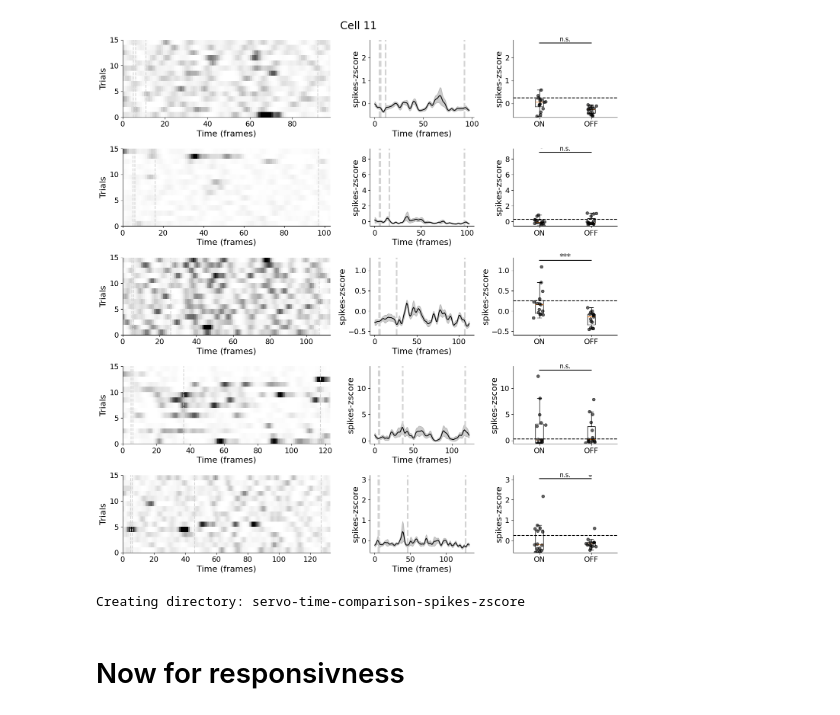
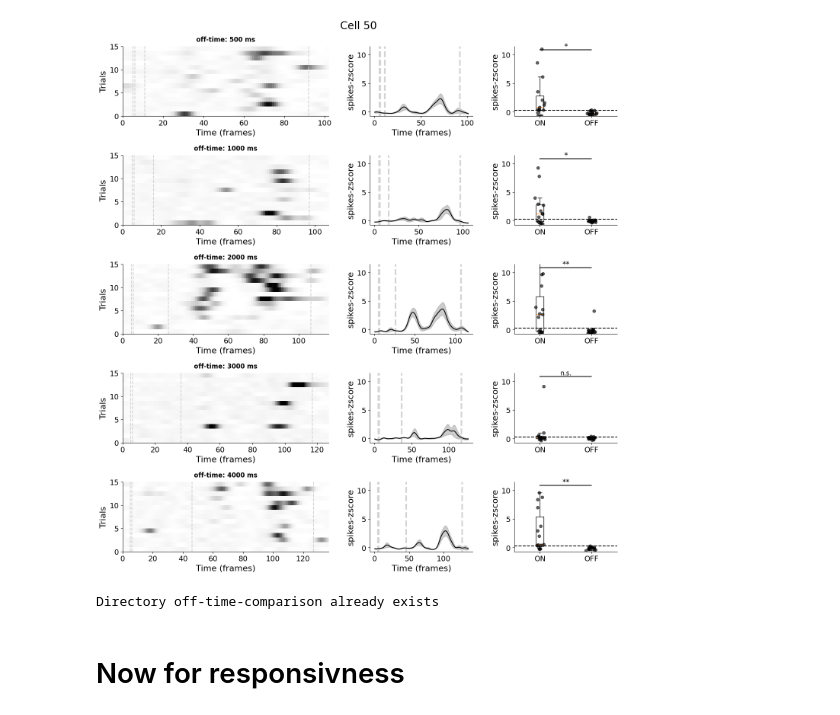
Before and after one commit to s-acosta/distance-project, a Jupyter notebook: linear-notebooks/analysis_linear-stimulus_spikes-params.ipynb, the cells around one changed output. Saved outputs shown, nothing was run; the diff lists cells and outputs as text; code cells hidden in the pictures.

```diff
--- a/linear-notebooks/analysis_linear-stimulus_spikes-params.ipynb
+++ b/linear-notebooks/analysis_linear-stimulus_spikes-params.ipynb
@@ -83,9 +81,3 @@ Repeat stimulus on length distribution:
     14 repeats have length 81
     1 repeats have length 82
 Set stimulus on length: 81
-# %%
-cell_to_plot = 10
-fig = LinearPlots(L_dict[0]).plot_all_traces_colormap(pre_time=2000, post_time=1000, cell=cell_to_plot)
-fig = LinearPlots(L_dict[1]).plot_all_traces_colormap(pre_time=2000, post_time=1000, cell=cell_to_plot)
-fig = LinearPlots(L_dict[2]).plot_all_traces_colormap(pre_time=2000, post_time=1000, cell=cell_to_plot)
-fig = LinearPlots(L_dict[3]).plot_all_traces_colormap(pre_time=2000, post_time=1000, cell=cell_to_plot)
@@ -97,5 +83,0 @@ fig = LinearPlots(L_dict[3]).plot_all_traces_colormap(pre_time=2000, post_time=1
-# %%
-cell_to_plot = 42
-fig = LinearPlots(L_dff).plot_all_traces_colormap(pre_time=2000, post_time=1000, cell=cell_to_plot)
-fig = LinearPlots(L_125).plot_all_traces_colormap(pre_time=2000, post_time=1000, cell=cell_to_plot)
-fig = LinearPlots(L_2).plot_all_traces_colormap(pre_time=2000, post_time=1000, cell=cell_to_plot)
@@ -144,14 +122,13 @@ def plot_rotating_time_comparison(L_dict, response_total,cell, pre_time=1000, po
     for session_idx, _ in enumerate(L_dict):
 
 
-
         if experiment_name == 'servo-time':
             pre_time = L_dict[session_idx].miniservo_pre_time + L_dict[session_idx].servo_movement_time + 500
-            post_time = L_dict[session_idx].servo_movement_time + 500
+            post_time = 1000
 
         if experiment_name == 'off-time':
             pre_time = L_dict[session_idx].miniservo_pre_time + L_dict[session_idx].servo_movement_time + 500
-            post_time = L_dict[session_idx].servo_movement_time + 500
+            post_time = 1000
 
         if distance is None:
             dist = None
@@ -180,10 +157,10 @@ def plot_rotating_time_comparison(L_dict, response_total,cell, pre_time=1000, po
         repeat_traces_sem = np.std(repeat_traces, axis=0)/np.sqrt(len(repeat_traces))
 
         # Add row title
-        # # row_title = f"{experiment_name}: {on_times[sorted_indices[session_idx]]} ms"
-        # axs[session_idx, 0].text(0.5, 1.05, row_title, va='bottom', ha='center',
-        #                          transform=axs[session_idx, 0].transAxes,
-        #                          fontsize=12, fontweight='bold')
+        row_title = f"{experiment_name}: {on_times[sorted_indices[session_idx]]} ms"
+        axs[session_idx, 0].text(0.5, 1.05, row_title, va='bottom', ha='center',
+                                 transform=axs[session_idx, 0].transAxes,
+                                 fontsize=12, fontweight='bold')
 
         if L_dict[session_idx].response_mode == 'spikes-zscore' or L_dict[session_idx].response_mode == 'spikes':
             cmap = 'Greys'
@@ -227,44 +204,49 @@ def plot_rotating_time_comparison(L_dict, response_total,cell, pre_time=1000, po
             axs[session_idx, 2].scatter(x, data, alpha=0.6, s=30, color='black', zorder=3)
 
         axs[session_idx, 2].set_xticks([1, 2])
         axs[session_idx, 2].set_xticklabels(['ON', 'OFF'])
         axs[session_idx, 2].set_ylabel(L_dict[session_idx].response_mode)
         axs[session_idx, 2].set_ylim(vmin, vmax)
 
         # Add a horizontal line between the boxplots
         axs[session_idx, 2].plot([1, 2], [vmax * 0.95, vmax * 0.95], color='black', linewidth=1.5)
         axs[session_idx, 2].axhline(y=0.25, color='black', linestyle='--', linewidth=1.5)
 
         # Add significance indicators
         if not is_responsive:
             axs[session_idx, 2].text(1.5, vmax * 0.95, 'n.s.', color='black', ha='center', va='bottom', fontsize=12)
         elif p_val < 0.001:
             axs[session_idx, 2].text(1.5, vmax * 0.95, '***', color='black', ha='center', va='bottom', fontsize=14)
         elif p_val < 0.01:
             axs[session_idx, 2].text(1.5, vmax * 0.95, '**', color='black', ha='center', va='bottom', fontsize=14)
         elif p_val < 0.05:
             axs[session_idx, 2].text(1.5, vmax * 0.95, '*', color='black', ha='center', va='bottom', fontsize=14)
         else:
             axs[session_idx, 2].text(1.5, vmax * 0.95, 'n.s.', color='black', ha='center', va='bottom', fontsize=12)
 
     # Add suptitle to the figure
     fig.suptitle(f'Cell {cell}', fontsize=20)
     plt.tight_layout()
 
     return fig
 
-fig = plot_rotating_time_comparison(L_dict_spikes, 11)
+fig = plot_rotating_time_comparison(L_dict_spikes, response_total_spikes, 50)
 # %% [output]
-[figure, old version]
+[figure, new version]
 # %%
-results_path = create_new_result_dir(data_dir, r'servo-time-comparison-spikes-zscore')
+results_path = create_new_result_dir(data_dir, r'off-time-comparison')
 
-for cell in L_dict[0].suite2p_id:
-    fig = plot_rotating_time_comparison(L_dict, cell)
-    fig.savefig(os.path.join(results_path, f'cell_{cell}.png'))
+for cell in L_dict_spikes[0].suite2p_id:
+    fig = plot_rotating_time_comparison(L_dict_spikes, response_total_spikes, cell)
+    fig.savefig(os.path.join(results_path, f'cell_{cell}_spikes_zscore.png'))
     plt.close(fig)
+
+for cell in L_dict_dFF  [0].suite2p_id:
+    fig = plot_rotating_time_comparison(L_dict_dFF, response_total_dFF, cell)
+    fig.savefig(os.path.join(results_path, f'cell_{cell}_dFF.png'))
+    plt.close(fig)
 # %% [output]
-Creating directory: servo-time-comparison-spikes-zscore
+Directory off-time-comparison already exists
 # %% [markdown]
 # Now for responsivness
 # %%
```
Also changed, not shown: parts of 5 cells of this notebook, 28 other files.
